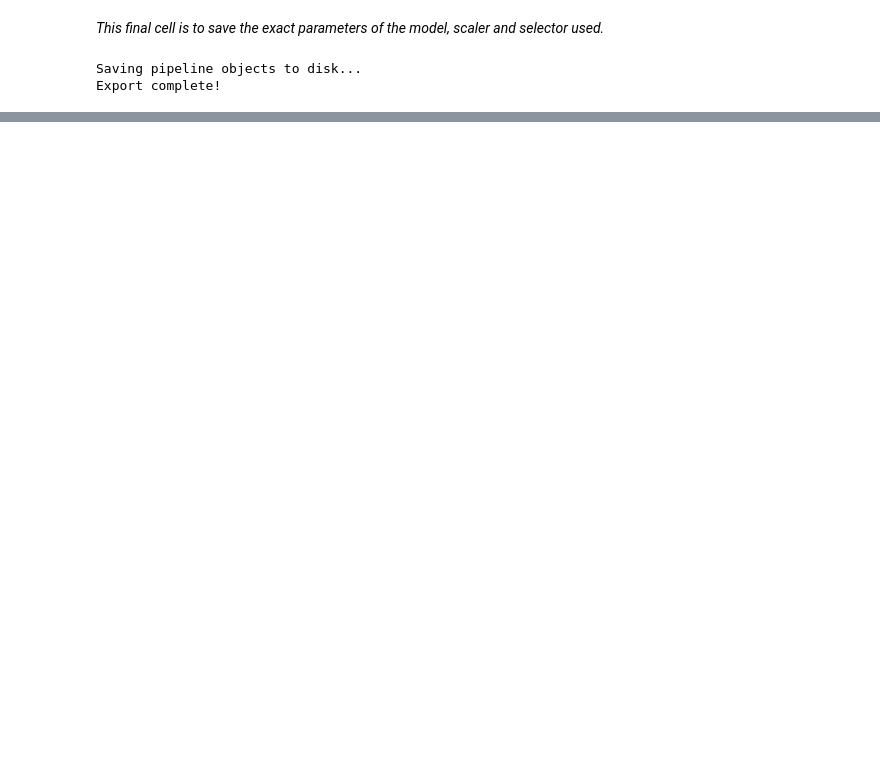
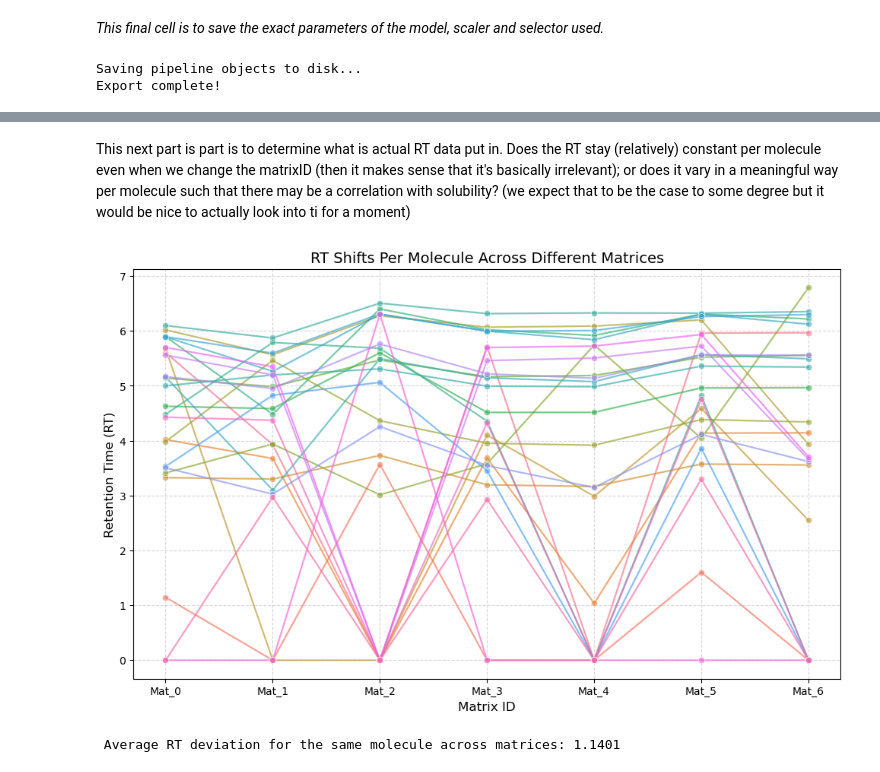
Before and after one commit to swisscatplus/solubility_prediction_nmr, a Jupyter notebook: src/dev/rt_prediction.ipynb, the cells around one changed output, grey strips where cells are left out. Drawn from its saved outputs; the diff is of its cells as text; code cells hidden in the pictures; blank space fills up the shorter version.

```diff
--- a/src/dev/rt_prediction.ipynb
+++ b/src/dev/rt_prediction.ipynb
@@ -2001,0 +2766,42 @@ Export complete!
+# %% [markdown]
+This next part is part is to determine what is actual RT data put in. Does the RT stay (relatively) constant per molecule even when we change the matrixID (then it makes sense that it's basically irrelevant); or does it vary in a meaningful way per molecule such that there may be a correlation with solubility? (we expect that to be the case to some degree but it would be nice to actually look into ti for a moment)
+# %%
+# 1. Decode the Matrix ID (similar to before)
+matrix_ids = np.argmax(X_mat, axis=1)
+
+# 2. Create a focused dataframe
+# We need SMILES to identify the "same" molecule across different runs
+df_rt_check = pd.DataFrame({
+    'SMILES': df_desc['SMILES'],
+    'RT': df_desc['RT'],
+    'Matrix_ID': [f"Mat_{i}" for i in matrix_ids]
+})
+
+# 3. Filter for molecules that appear in at least 2 different matrices
+# (We can't see "change" if the molecule only appears once!)
+counts = df_rt_check['SMILES'].value_counts()
+multi_matrix_smiles = counts[counts > 1].index
+df_filtered = df_rt_check[df_rt_check['SMILES'].isin(multi_matrix_smiles)]
+
+# 4. Plotting
+plt.figure(figsize=(12, 7))
+
+# We'll plot lines for the first 50 molecules to keep the graph readable
+sample_smiles = multi_matrix_smiles[:25]
+df_plot = df_filtered[df_filtered['SMILES'].isin(sample_smiles)]
+
+sns.lineplot(data=df_plot, x='Matrix_ID', y='RT', hue='SMILES', marker='o', legend=False, alpha=0.6)
+
+plt.title("RT Shifts Per Molecule Across Different Matrices", fontsize=14)
+plt.xlabel("Matrix ID", fontsize=12)
+plt.ylabel("Retention Time (RT)", fontsize=12)
+plt.grid(True, linestyle='--', alpha=0.5)
+plt.show()
+
+# 5. Quick Stat for the TA
+# Calculate the standard deviation of RT for the same molecule
+rt_variance = df_filtered.groupby('SMILES')['RT'].std().mean()
+print(f" Average RT deviation for the same molecule across matrices: {rt_variance:.4f}")
+# %% [output]
+[figure, added]
+ Average RT deviation for the same molecule across matrices: 1.1401
```
Also changed, not shown: parts of 40 cells of this notebook, 2 other files.
